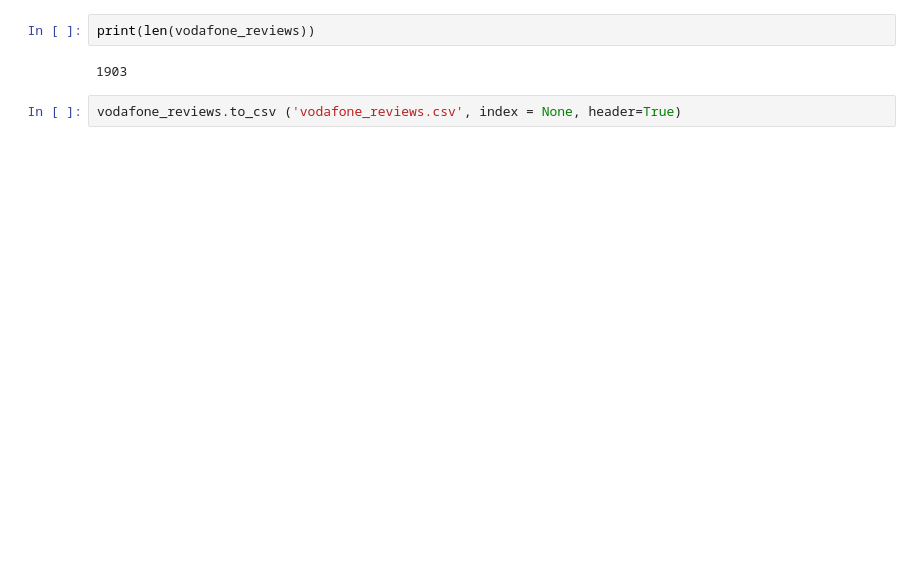
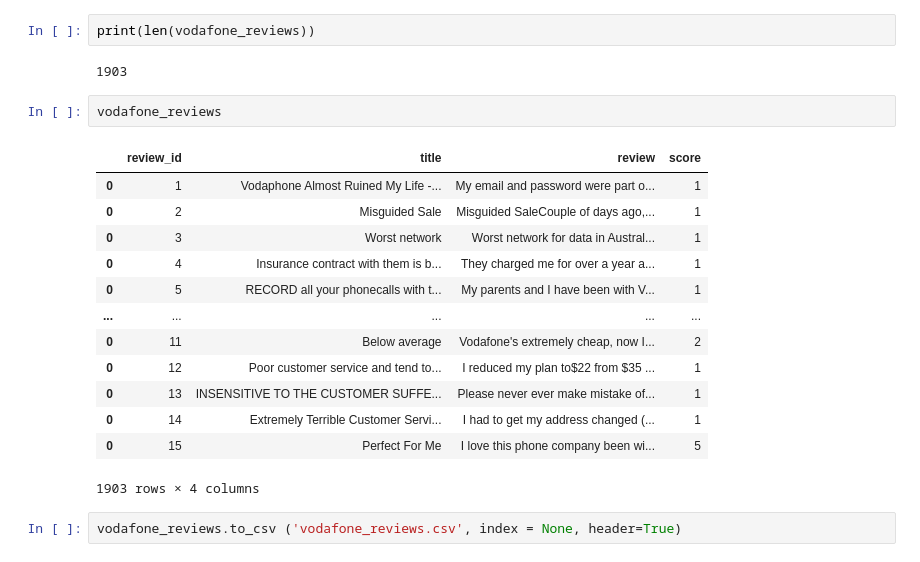
Before and after one commit to NikkiSarah/MA5853-54-Projects, a Jupyter notebook: DS Proj 1 HTML Miner.ipynb, the cells around one changed output. Cells and saved outputs as stored; diff of their text form; blank space fills up the shorter version.

```diff
--- a/DS Proj 1 HTML Miner.ipynb
+++ b/DS Proj 1 HTML Miner.ipynb
@@ -96,6 +101,22 @@ an error occured with file: C:\Users\matth\Documents\Uni Work\Data Science Proje
 print(len(vodafone_reviews))
 # %% [output]
 1903
+# %%
+vodafone_reviews
+# %% [output]
+|  | review_id | title | review | score |
+| 0 | 1 | Vodaphone Almost Ruined My Life -... | My email and password were part o... | 1 |
+| 0 | 2 | Misguided Sale | Misguided SaleCouple of days ago,... | 1 |
+| 0 | 3 | Worst network | Worst network for data in Austral... | 1 |
+| 0 | 4 | Insurance contract with them is b... | They charged me for over a year a... | 1 |
+| 0 | 5 | RECORD all your phonecalls with t... | My parents and I have been with V... | 1 |
+| ... | ... | ... | ... | ... |
+| 0 | 11 | Below average | Vodafone's extremely cheap, now I... | 2 |
+| 0 | 12 | Poor customer service and tend to... | I reduced my plan to$22 from $35 ... | 1 |
+| 0 | 13 | INSENSITIVE TO THE CUSTOMER SUFFE... | Please never ever make mistake of... | 1 |
+| 0 | 14 | Extremely Terrible Customer Servi... | I had to get my address changed (... | 1 |
+| 0 | 15 | Perfect For Me | I love this phone company been wi... | 5 |
+1903 rows × 4 columns
 # %%
 vodafone_reviews.to_csv ('vodafone_reviews.csv', index = None, header=True)
 # %%
```
Also changed, not shown: parts of 8 cells of this notebook, 2 other files.
